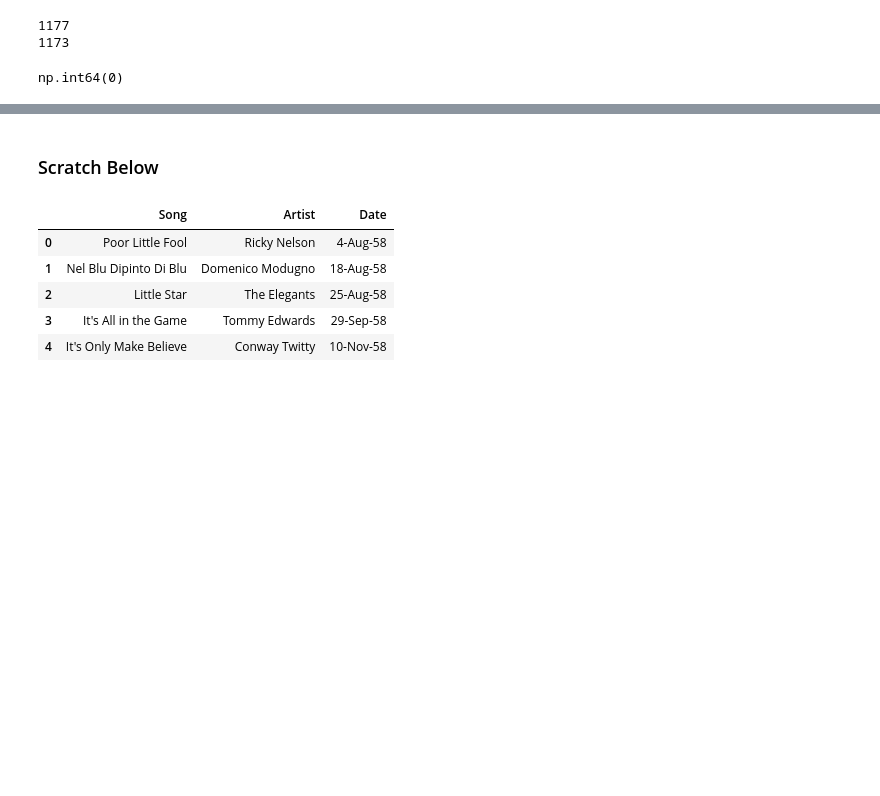
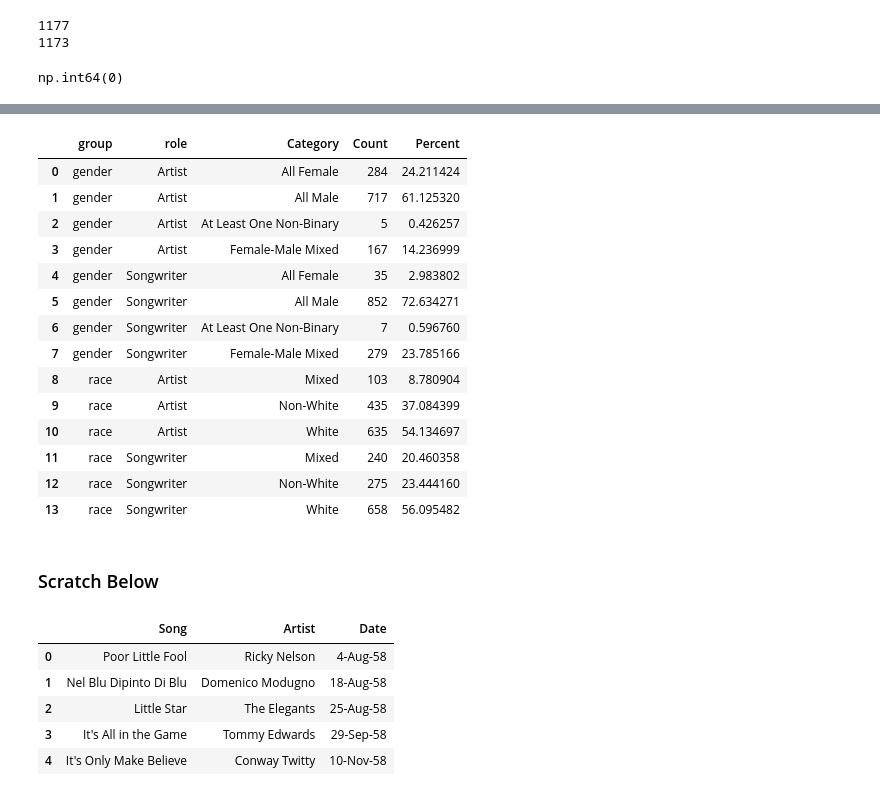
Before and after one commit to begumakkas/charting-bars, a Jupyter notebook: cleaning/test.ipynb, the cells around one changed output, grey strips where cells are left out. Saved outputs shown, nothing was run; the diff lists cells and outputs as text; code cells hidden in the pictures; blank space fills up the shorter version.

Commit message:
added summary bars

```diff
--- a/cleaning/test.ipynb
+++ b/cleaning/test.ipynb
@@ -98,3 +84,62 @@ processed_data[
+# %%
+# create summary stats table
+
+
+def createRoleSummary(df, col: str, role: str, group: str):
+    df_new = (
+        df[[col]]
+        .assign(group=group)
+        .rename(columns={col: "Category"})
+        .assign(role=role)
+    )
+
+    return df_new
+
+
+# convert data to long format
+artist_race = createRoleSummary(processed_data, "Artist_Race", "Artist", "race")
+artist_gender = createRoleSummary(processed_data, "Artist_Gender", "Artist", "gender")
+songwriter_race = createRoleSummary(
+    processed_data, "Songwriter_Race", "Songwriter", "race"
+)
+songwriter_gender = createRoleSummary(
+    processed_data, "Songwriter_Gender", "Songwriter", "gender"
+)
+
+# stack all tables
+combined_df = pd.concat(
+    [artist_race, artist_gender, songwriter_race, songwriter_gender], ignore_index=True
+)
+
+summary = (
+    combined_df.groupby(["group", "role", "Category"])
+    .size()  # counts
+    .reset_index(name="Count")
+)
+
+summary["Percent"] = (
+    summary["Count"]
+    / summary.groupby(["group", "role"])["Count"].transform("sum")
+    * 100
+)
+
+summary
+# %% [output]
+|  | group | role | Category | Count | Percent |
+| 0 | gender | Artist | All Female | 284 | 24.211424 |
+| 1 | gender | Artist | All Male | 717 | 61.125320 |
+| 2 | gender | Artist | At Least One Non-Binary | 5 | 0.426257 |
+| 3 | gender | Artist | Female-Male Mixed | 167 | 14.236999 |
+| 4 | gender | Songwriter | All Female | 35 | 2.983802 |
+| 5 | gender | Songwriter | All Male | 852 | 72.634271 |
+| 6 | gender | Songwriter | At Least One Non-Binary | 7 | 0.596760 |
+| 7 | gender | Songwriter | Female-Male Mixed | 279 | 23.785166 |
+| 8 | race | Artist | Mixed | 103 | 8.780904 |
+| 9 | race | Artist | Non-White | 435 | 37.084399 |
+| 10 | race | Artist | White | 635 | 54.134697 |
+| 11 | race | Songwriter | Mixed | 240 | 20.460358 |
+| 12 | race | Songwriter | Non-White | 275 | 23.444160 |
+| 13 | race | Songwriter | White | 658 | 56.095482 |
 # %% [markdown]
 ### Scratch Below
 # %%
```
Also changed, not shown: parts of 2 cells of this notebook, 5 other files.
